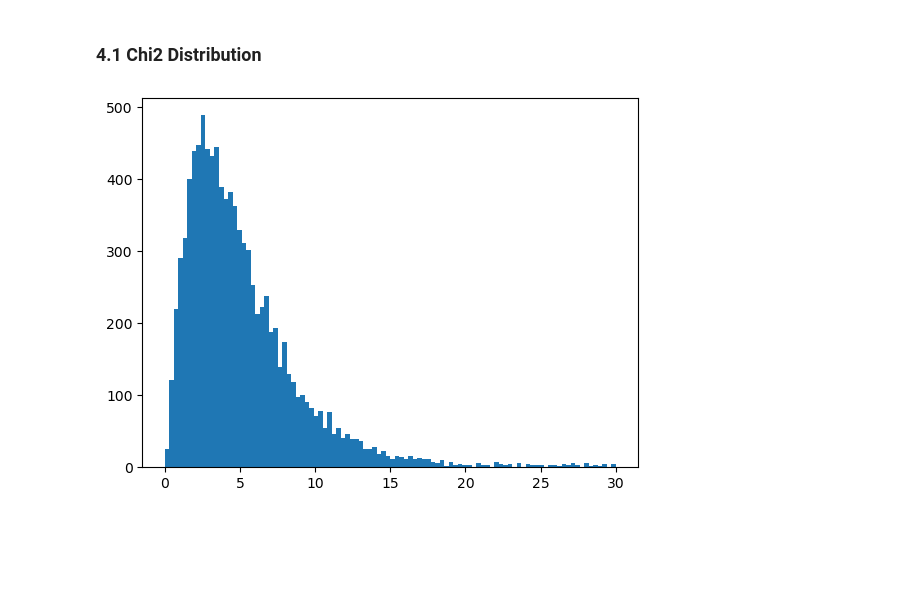
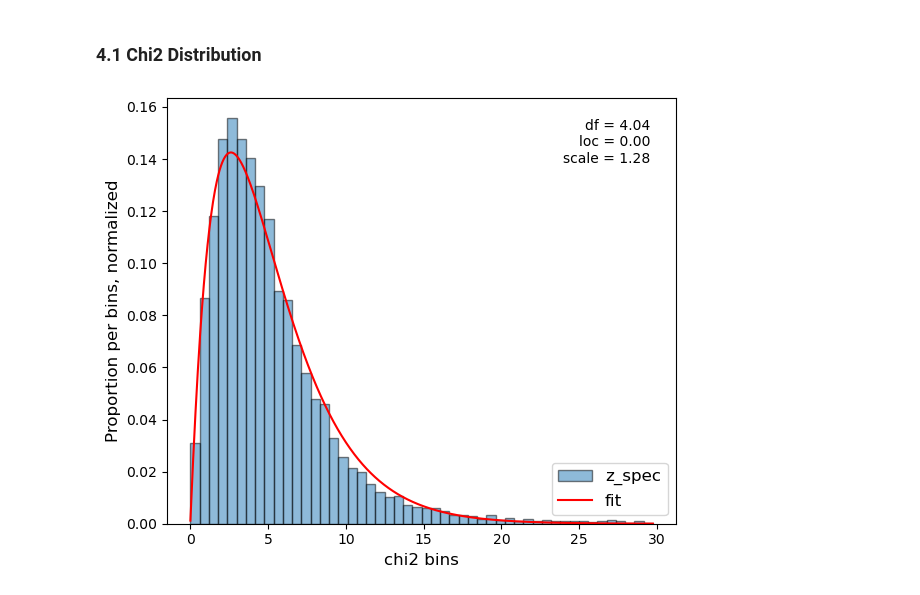
Before and after one commit to lephare-photoz/lephare, a Jupyter notebook: calibration/full_run.ipynb, the cells around one changed output. Saved outputs shown, nothing was run; the diff lists cells and outputs as text; code cells hidden in the pictures; blank space fills up the shorter version.

```diff
--- a/calibration/full_run.ipynb
+++ b/calibration/full_run.ipynb
@@ -496,9 +495,34 @@ Table length=5
 ## **4. Statistic**
 # %% [markdown]
 ### 4.1 Chi2 Distribution
-# %%
-plt.figure()
-plt.hist(final["CHI_STAR"], bins=100, range=(0,30))
-plt.show()
-# %% [output]
-[figure, removed]
+# %%
+import scipy.stats as stats
+%matplotlib inline
+# fitting dist
+chi_star = final["CHI_STAR"]
+chi_star = chi_star[chi_star<30]
+
+df, loc, scale = stats.chi2.fit(chi_star, floc=0)
+x = np.linspace(min(chi_star), max(chi_star), 1000)
+pdf = stats.chi2.pdf(x, df, loc, scale)
+
+# plot
+plt.figure(figsize=(6,5))
+plt.hist(chi_star, bins=50, density=True, alpha=0.5, edgecolor='black'S, label='z_spec')
+plt.plot(x, pdf, 'r-', label='fit')
+
+# add fit values
+plt.text(0.95, 0.95,
+    f"df = {df:.2f}\nloc = {loc:.2f}\nscale = {scale:.2f}",
+    transform=plt.gca().transAxes,
+    verticalalignment='top',
+    horizontalalignment='right',)
+
+#
+plt.xlabel("chi2 bins", fontsize = 12)
+plt.ylabel("Proportion per bins, normalized", fontsize = 12)
+plt.legend(fontsize = 12)
+plt.tight_layout()
+plt.show()
+# %% [output]
+[figure, added]
```
Also changed, not shown: parts of 6 cells of this notebook.
